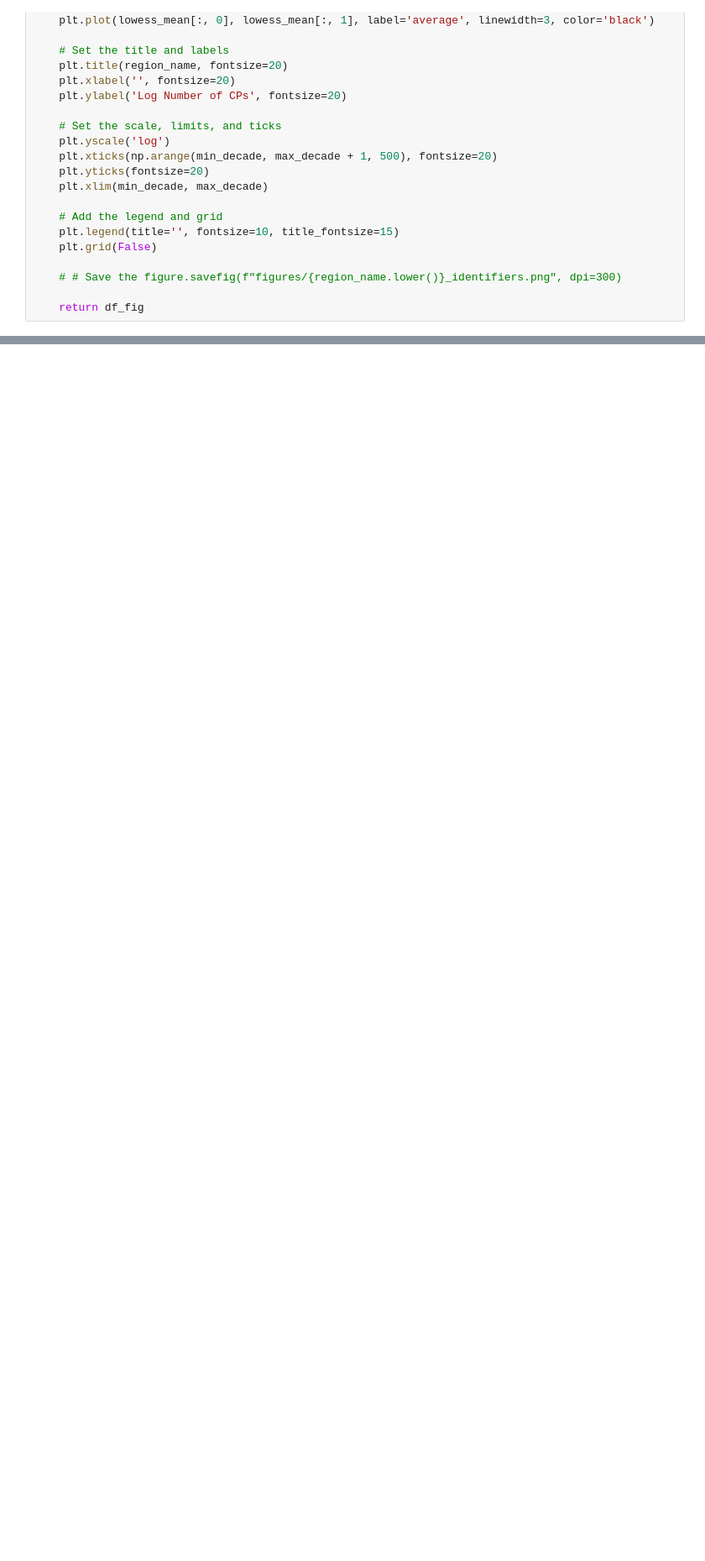
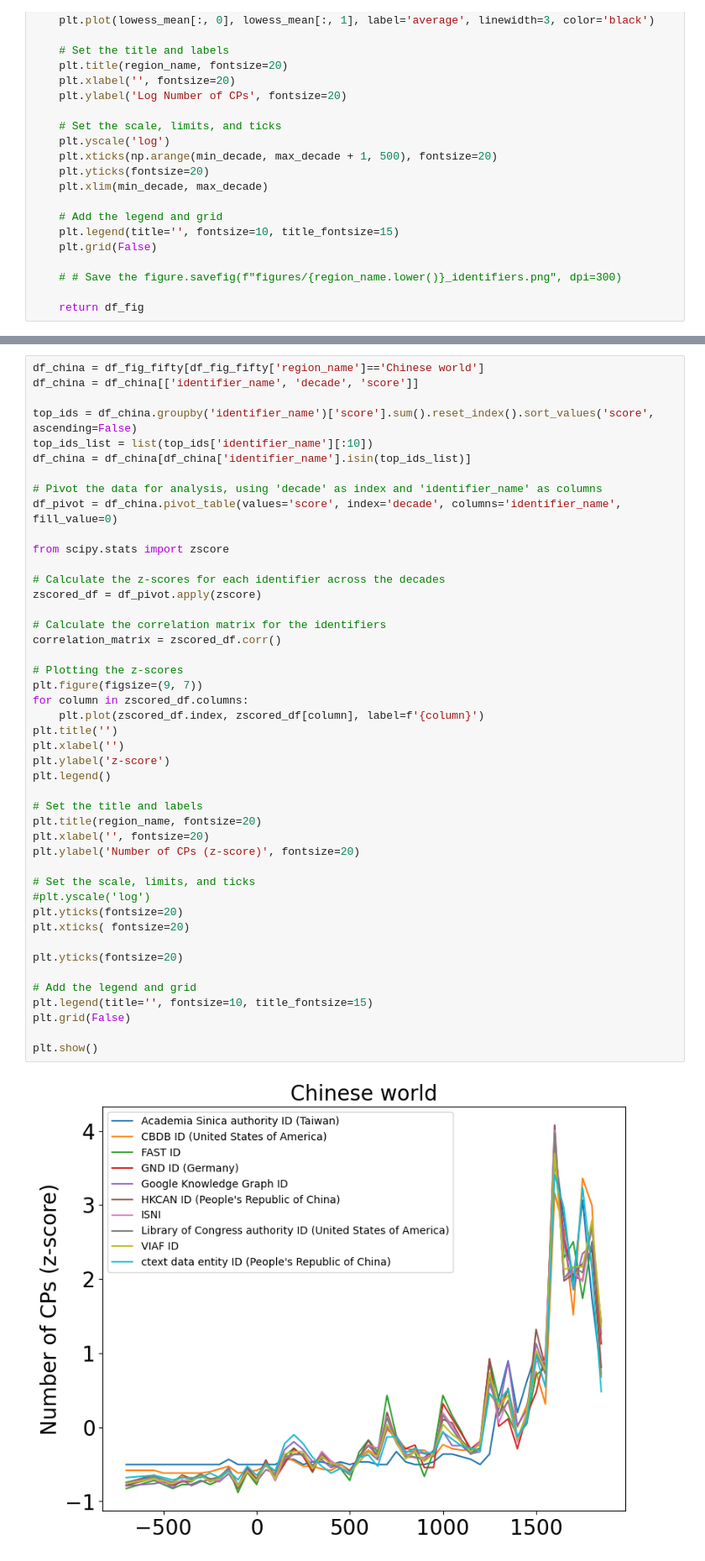
Before and after one commit to charlesdedampierre/cultura, a Jupyter notebook: 5 - online_catalogs_trends.ipynb, the cells around one changed output, grey strips where cells are left out. Shown at 84% size. Cells and saved outputs as stored; diff of their text form; blank space fills up the shorter version.

```diff
--- a/5 - online_catalogs_trends.ipynb
+++ b/5 - online_catalogs_trends.ipynb
@@ -193,0 +149,47 @@ df_corr.corr().stack().mean()
+# %%
+df_china = df_fig_fifty[df_fig_fifty['region_name']=='Chinese world']
+df_china = df_china[['identifier_name', 'decade', 'score']]
+
+top_ids = df_china.groupby('identifier_name')['score'].sum().reset_index().sort_values('score', ascending=False)
+top_ids_list = list(top_ids['identifier_name'][:10])
+df_china = df_china[df_china['identifier_name'].isin(top_ids_list)]
+
+# Pivot the data for analysis, using 'decade' as index and 'identifier_name' as columns
+df_pivot = df_china.pivot_table(values='score', index='decade', columns='identifier_name', fill_value=0)
+
+from scipy.stats import zscore
+
+# Calculate the z-scores for each identifier across the decades
+zscored_df = df_pivot.apply(zscore)
+
+# Calculate the correlation matrix for the identifiers
+correlation_matrix = zscored_df.corr()
+
+# Plotting the z-scores
+plt.figure(figsize=(9, 7))
+for column in zscored_df.columns:
+    plt.plot(zscored_df.index, zscored_df[column], label=f'{column}')
+plt.title('')
+plt.xlabel('')
+plt.ylabel('z-score')
+plt.legend()
+
+# Set the title and labels
+plt.title(region_name, fontsize=20)
+plt.xlabel('', fontsize=20)
+plt.ylabel('Number of CPs (z-score)', fontsize=20)
+
+# Set the scale, limits, and ticks
+#plt.yscale('log')
+plt.yticks(fontsize=20)
+plt.xticks( fontsize=20)
+
+plt.yticks(fontsize=20)
+
+# Add the legend and grid
+plt.legend(title='', fontsize=10, title_fontsize=15)
+plt.grid(False)
+
+plt.show()
+# %% [output]
+[figure, added]
```
Also changed, not shown: parts of 5 cells of this notebook, 3 other files.
